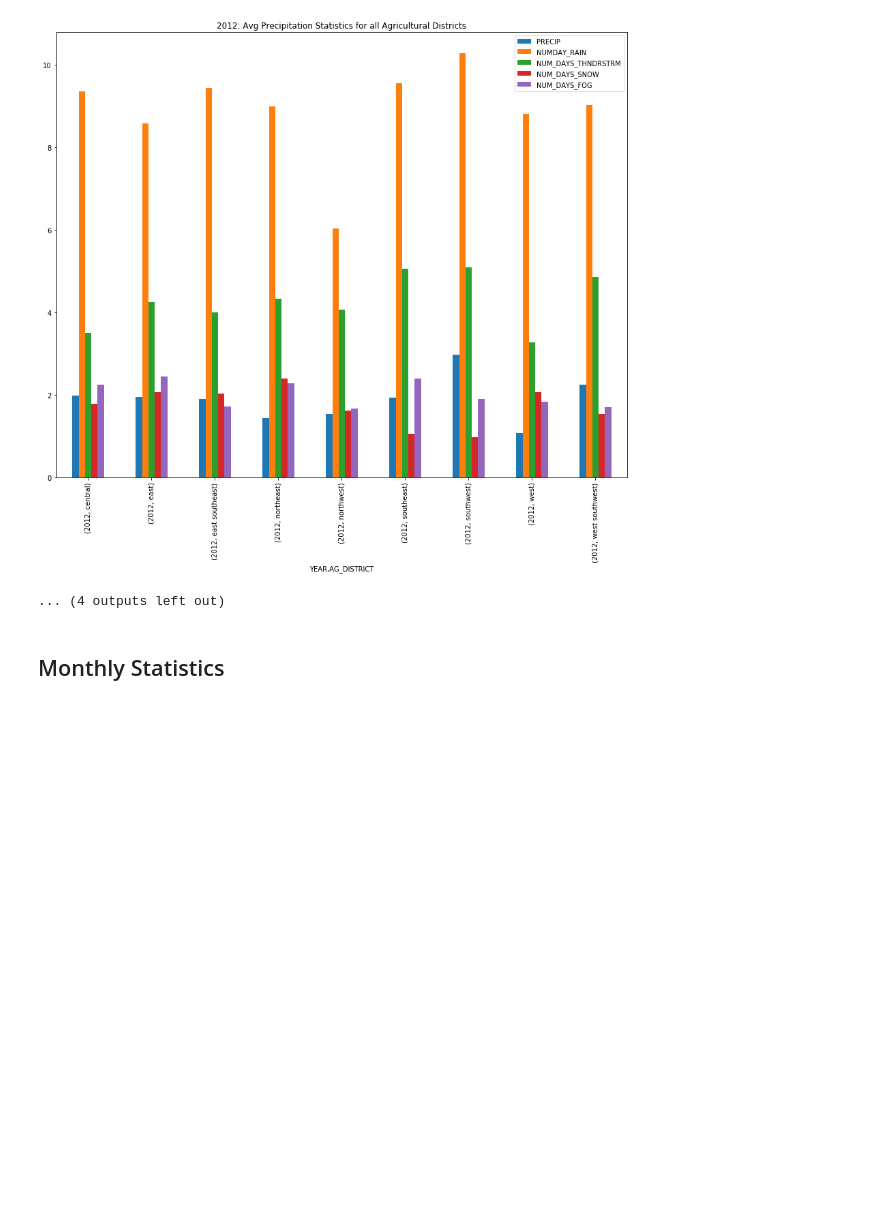
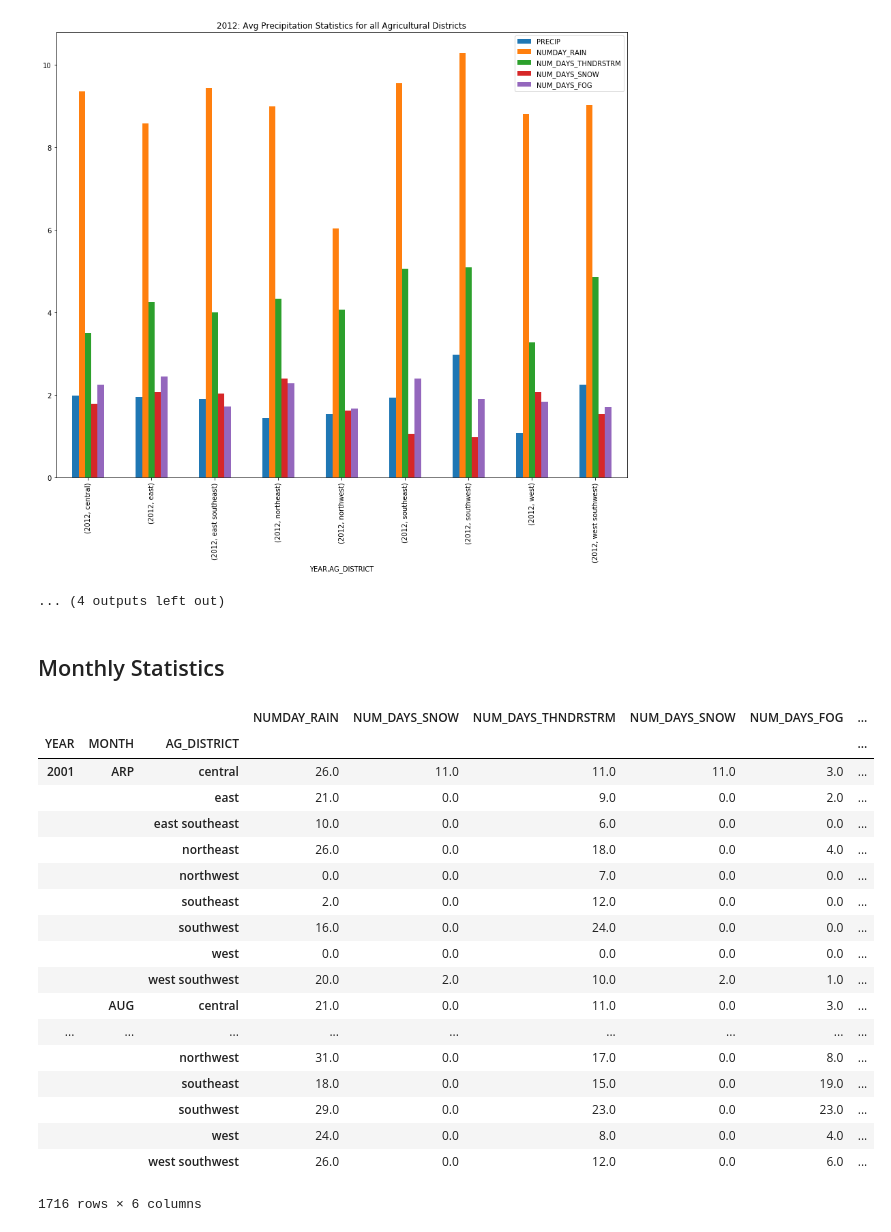
Before and after one commit to udianand/GooglePracticum, a Jupyter notebook: IL_Maize_PreProcessing_PCA.ipynb, the cells around one changed output. Cells and saved outputs as stored; diff of their text form; code cells hidden in the pictures; blank space fills up the shorter version.

```diff
--- a/IL_Maize_PreProcessing_PCA.ipynb
+++ b/IL_Maize_PreProcessing_PCA.ipynb
@@ -206,12 +206,33 @@ for year in range(start_year, end_year+1):
 ## Monthly Statistics
 # %%
 groupby_ag_district = sample_weather_data.groupby(['YEAR', 'MONTH','AG_DISTRICT'])
-sample_data = groupby_ag_district['NUMDAY_RAIN', 'NUM_DAYS_SNOW', 'PRECIP'].sum()
-#print(sample_data)
-writer = pd.ExcelWriter('pandas_simple.xlsx', engine='xlsxwriter')
+sample_data = groupby_ag_district['NUMDAY_RAIN', 'NUM_DAYS_SNOW', 'NUM_DAYS_THNDRSTRM','NUM_DAYS_SNOW','NUM_DAYS_FOG','PRECIP'].sum()
 
+# writer = pd.ExcelWriter('pandas_simple.xlsx', engine='xlsxwriter')
 # Convert the dataframe to an XlsxWriter Excel object.
-sample_data.to_excel(writer, sheet_name='Sheet1')
+#sample_data.to_excel(writer, sheet_name='Sheet1')
+# Close the Pandas Excel writer and output the Excel file.
+#writer.save()
 
-# Close the Pandas Excel writer and output the Excel file.
-writer.save()
+#sample_data.iloc[:9]
+sample_data.iloc[:,:]
+# %% [output]
+|  |  |  | NUMDAY_RAIN | NUM_DAYS_SNOW | NUM_DAYS_THNDRSTRM | NUM_DAYS_SNOW | NUM_DAYS_FOG | ... |
+| YEAR | MONTH | AG_DISTRICT |  |  |  |  |  | ... |
+| 2001 | ARP | central | 26.0 | 11.0 | 11.0 | 11.0 | 3.0 | ... |
+|  |  | east | 21.0 | 0.0 | 9.0 | 0.0 | 2.0 | ... |
+|  |  | east southeast | 10.0 | 0.0 | 6.0 | 0.0 | 0.0 | ... |
+|  |  | northeast | 26.0 | 0.0 | 18.0 | 0.0 | 4.0 | ... |
+|  |  | northwest | 0.0 | 0.0 | 7.0 | 0.0 | 0.0 | ... |
+|  |  | southeast | 2.0 | 0.0 | 12.0 | 0.0 | 0.0 | ... |
+|  |  | southwest | 16.0 | 0.0 | 24.0 | 0.0 | 0.0 | ... |
+|  |  | west | 0.0 | 0.0 | 0.0 | 0.0 | 0.0 | ... |
+|  |  | west southwest | 20.0 | 2.0 | 10.0 | 2.0 | 1.0 | ... |
+|  | AUG | central | 21.0 | 0.0 | 11.0 | 0.0 | 3.0 | ... |
+| ... | ... | ... | ... | ... | ... | ... | ... | ... |
+|  |  | northwest | 31.0 | 0.0 | 17.0 | 0.0 | 8.0 | ... |
+|  |  | southeast | 18.0 | 0.0 | 15.0 | 0.0 | 19.0 | ... |
+|  |  | southwest | 29.0 | 0.0 | 23.0 | 0.0 | 23.0 | ... |
+|  |  | west | 24.0 | 0.0 | 8.0 | 0.0 | 4.0 | ... |
+|  |  | west southwest | 26.0 | 0.0 | 12.0 | 0.0 | 6.0 | ... |
+1716 rows × 6 columns
```
Also changed, not shown: parts of 2 cells of this notebook, 5 other files.
